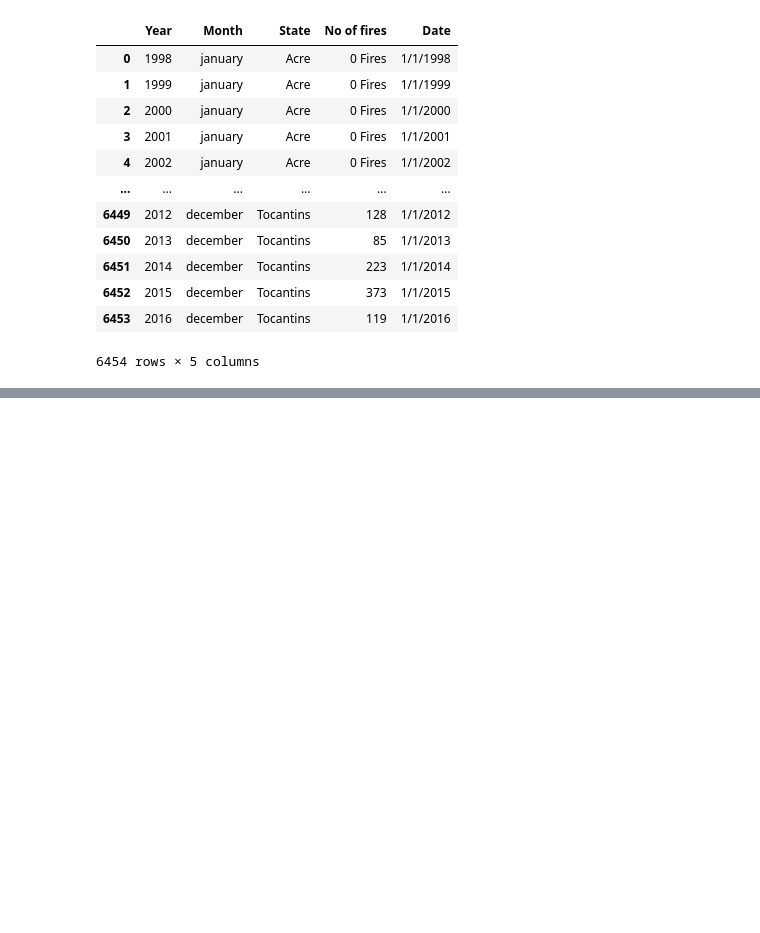
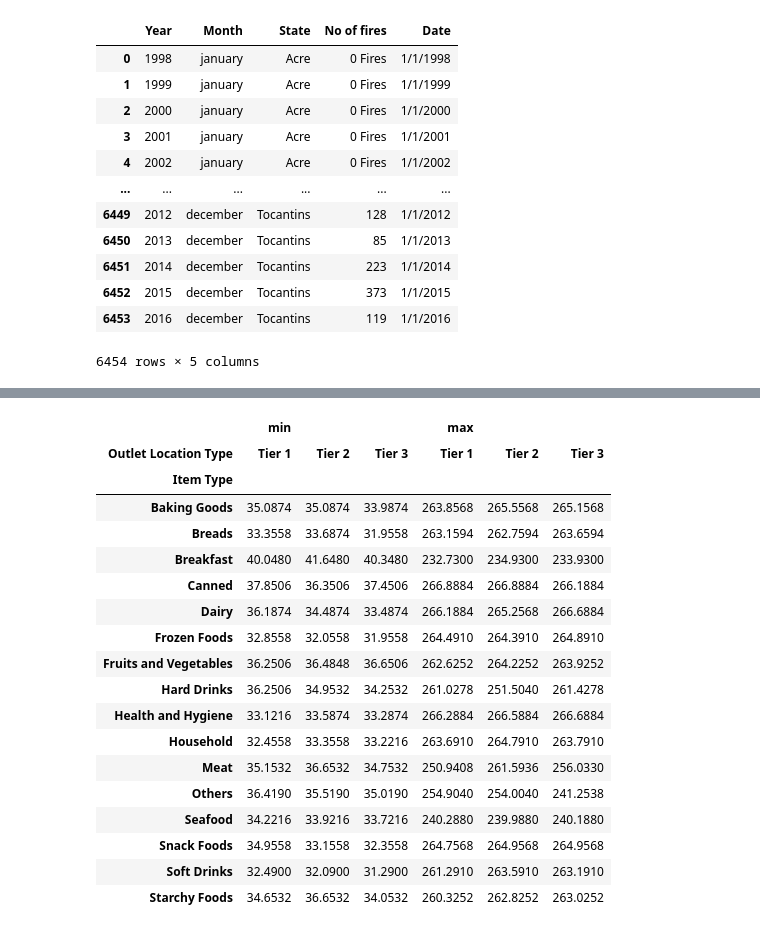
Before and after one commit to syed-khader/learning-python-libraries, a Jupyter notebook: pandasforgithub.ipynb, the cells around one changed output, grey strips where cells are left out. Drawn from its saved outputs; the diff is of its cells as text; code cells hidden in the pictures; blank space fills up the shorter version.

```diff
--- a/pandasforgithub.ipynb
+++ b/pandasforgithub.ipynb
@@ -759,0 +1167,3 @@ df2['No of fires']=df2['No of fires'].str.strip('Fires')
+# %%
+df5=pd.read_csv('https://raw.githubusercontent.com/sam6cyber/Datasets/refs/heads/main/blinkit_data.csv')
+df5
@@ -759,0 +1184,22 @@ df2['No of fires']=df2['No of fires'].str.strip('Fires')
+# %%
+df5.pivot_table(values='Sales',index='Item Type',columns='Outlet Location Type',aggfunc=['min','max'])
+# %% [output]
+|  | min |  |  | max |  |  |
+| Outlet Location Type | Tier 1 | Tier 2 | Tier 3 | Tier 1 | Tier 2 | Tier 3 |
+| Item Type |  |  |  |  |  |  |
+| Baking Goods | 35.0874 | 35.0874 | 33.9874 | 263.8568 | 265.5568 | 265.1568 |
+| Breads | 33.3558 | 33.6874 | 31.9558 | 263.1594 | 262.7594 | 263.6594 |
+| Breakfast | 40.0480 | 41.6480 | 40.3480 | 232.7300 | 234.9300 | 233.9300 |
+| Canned | 37.8506 | 36.3506 | 37.4506 | 266.8884 | 266.8884 | 266.1884 |
+| Dairy | 36.1874 | 34.4874 | 33.4874 | 266.1884 | 265.2568 | 266.6884 |
+| Frozen Foods | 32.8558 | 32.0558 | 31.9558 | 264.4910 | 264.3910 | 264.8910 |
+| Fruits and Vegetables | 36.2506 | 36.4848 | 36.6506 | 262.6252 | 264.2252 | 263.9252 |
+| Hard Drinks | 36.2506 | 34.9532 | 34.2532 | 261.0278 | 251.5040 | 261.4278 |
+| Health and Hygiene | 33.1216 | 33.5874 | 33.2874 | 266.2884 | 266.5884 | 266.6884 |
+| Household | 32.4558 | 33.3558 | 33.2216 | 263.6910 | 264.7910 | 263.7910 |
+| Meat | 35.1532 | 36.6532 | 34.7532 | 250.9408 | 261.5936 | 256.0330 |
+| Others | 36.4190 | 35.5190 | 35.0190 | 254.9040 | 254.0040 | 241.2538 |
+| Seafood | 34.2216 | 33.9216 | 33.7216 | 240.2880 | 239.9880 | 240.1880 |
+| Snack Foods | 34.9558 | 33.1558 | 32.3558 | 264.7568 | 264.9568 | 264.9568 |
+| Soft Drinks | 32.4900 | 32.0900 | 31.2900 | 261.2910 | 263.5910 | 263.1910 |
+| Starchy Foods | 34.6532 | 36.6532 | 34.0532 | 260.3252 | 262.8252 | 263.0252 |
```
Also changed, not shown: parts of 28 cells of this notebook.
